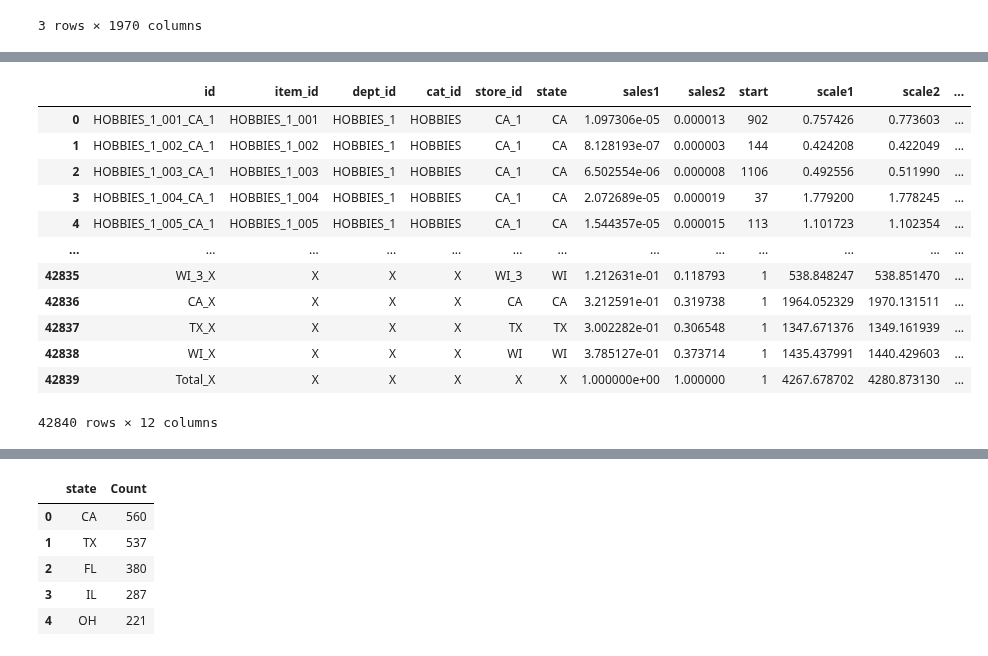
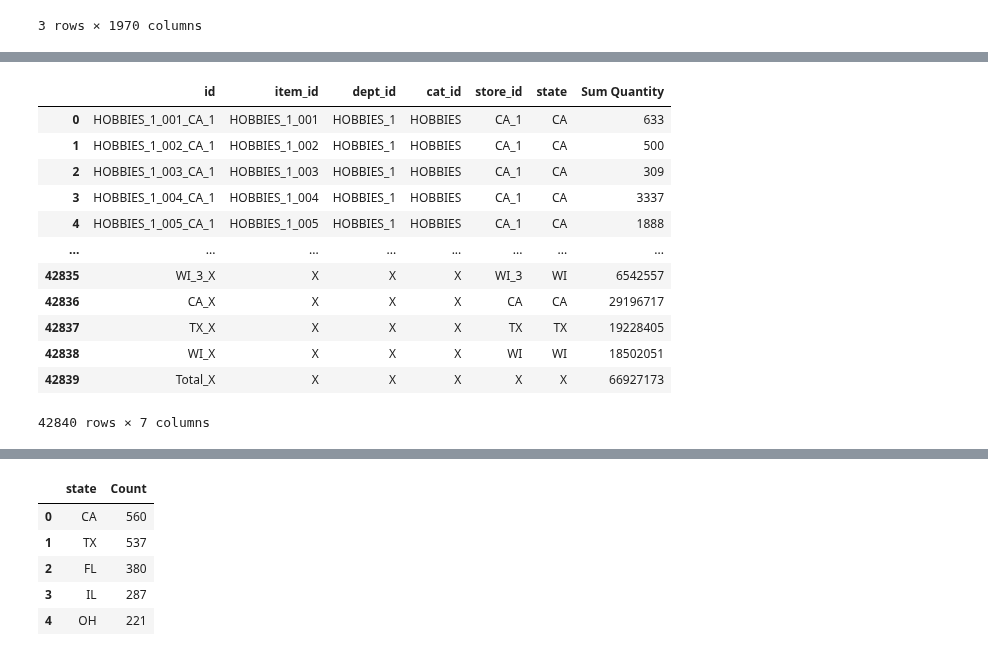
Before and after one commit to beckyydo/Project-2, a Jupyter notebook: Resources/Table2.ipynb, the cells around one changed output, grey strips where cells are left out. Drawn from its saved outputs; the diff is of its cells as text; code cells hidden in the pictures.

```diff
--- a/Resources/Table2.ipynb
+++ b/Resources/Table2.ipynb
@@ -158,32 +99,34 @@ test['day_number'].unique()
 # %%
 # Adding all the day columns in sales_aug to get a sum of quantity column for days:
 cols_to_keep=[col for col in sales_aug.columns if col.startswith('d_')==False]
 cols_to_sum=[col for col in sales_aug.columns if col.startswith('d_')]
 sum_df=sales_aug[cols_to_sum].sum(axis=1)
 sum_df=pd.DataFrame(sum_df, columns=['Sum Quantity'])
 
 keep_df=sales_aug[cols_to_keep]
 
 
-finalsales_df=keep_df.join(sum_df)
+finalsales=keep_df.join(sum_df)
 
 # Rename state_id to state
-finalsales_df.rename(columns={"state_id":"state"}, inplace=True)
+finalsales.rename(columns={"state_id":"state"}, inplace=True)
+Columns=["id", "item_id", "dept_id", "cat_id", "store_id", "state", "Sum Quantity"]
+finalsales_df=finalsales[Columns]
 finalsales_df
 # %% [output]
-|  | id | item_id | dept_id | cat_id | store_id | state | sales1 | sales2 | start | scale1 | scale2 | ... |
-| 0 | HOBBIES_1_001_CA_1 | HOBBIES_1_001 | HOBBIES_1 | HOBBIES | CA_1 | CA | 1.097306e-05 | 0.000013 | 902 | 0.757426 | 0.773603 | ... |
-| 1 | HOBBIES_1_002_CA_1 | HOBBIES_1_002 | HOBBIES_1 | HOBBIES | CA_1 | CA | 8.128193e-07 | 0.000003 | 144 | 0.424208 | 0.422049 | ... |
-| 2 | HOBBIES_1_003_CA_1 | HOBBIES_1_003 | HOBBIES_1 | HOBBIES | CA_1 | CA | 6.502554e-06 | 0.000008 | 1106 | 0.492556 | 0.511990 | ... |
-| 3 | HOBBIES_1_004_CA_1 | HOBBIES_1_004 | HOBBIES_1 | HOBBIES | CA_1 | CA | 2.072689e-05 | 0.000019 | 37 | 1.779200 | 1.778245 | ... |
-| 4 | HOBBIES_1_005_CA_1 | HOBBIES_1_005 | HOBBIES_1 | HOBBIES | CA_1 | CA | 1.544357e-05 | 0.000015 | 113 | 1.101723 | 1.102354 | ... |
-| ... | ... | ... | ... | ... | ... | ... | ... | ... | ... | ... | ... | ... |
-| 42835 | WI_3_X | X | X | X | WI_3 | WI | 1.212631e-01 | 0.118793 | 1 | 538.848247 | 538.851470 | ... |
-| 42836 | CA_X | X | X | X | CA | CA | 3.212591e-01 | 0.319738 | 1 | 1964.052329 | 1970.131511 | ... |
-| 42837 | TX_X | X | X | X | TX | TX | 3.002282e-01 | 0.306548 | 1 | 1347.671376 | 1349.161939 | ... |
-| 42838 | WI_X | X | X | X | WI | WI | 3.785127e-01 | 0.373714 | 1 | 1435.437991 | 1440.429603 | ... |
-| 42839 | Total_X | X | X | X | X | X | 1.000000e+00 | 1.000000 | 1 | 4267.678702 | 4280.873130 | ... |
+|  | id | item_id | dept_id | cat_id | store_id | state | Sum Quantity |
+| 0 | HOBBIES_1_001_CA_1 | HOBBIES_1_001 | HOBBIES_1 | HOBBIES | CA_1 | CA | 633 |
+| 1 | HOBBIES_1_002_CA_1 | HOBBIES_1_002 | HOBBIES_1 | HOBBIES | CA_1 | CA | 500 |
+| 2 | HOBBIES_1_003_CA_1 | HOBBIES_1_003 | HOBBIES_1 | HOBBIES | CA_1 | CA | 309 |
+| 3 | HOBBIES_1_004_CA_1 | HOBBIES_1_004 | HOBBIES_1 | HOBBIES | CA_1 | CA | 3337 |
+| 4 | HOBBIES_1_005_CA_1 | HOBBIES_1_005 | HOBBIES_1 | HOBBIES | CA_1 | CA | 1888 |
+| ... | ... | ... | ... | ... | ... | ... | ... |
+| 42835 | WI_3_X | X | X | X | WI_3 | WI | 6542557 |
+| 42836 | CA_X | X | X | X | CA | CA | 29196717 |
+| 42837 | TX_X | X | X | X | TX | TX | 19228405 |
+| 42838 | WI_X | X | X | X | WI | WI | 18502051 |
+| 42839 | Total_X | X | X | X | X | X | 66927173 |
-42840 rows × 12 columns
+42840 rows × 7 columns
 # %%
 # Adding all the day columns in prices to get an average price column for days:
 column_to_keep=[col for col in prices.columns if col.startswith('d_')==False]
```
Also changed, not shown: parts of 23 cells of this notebook.
